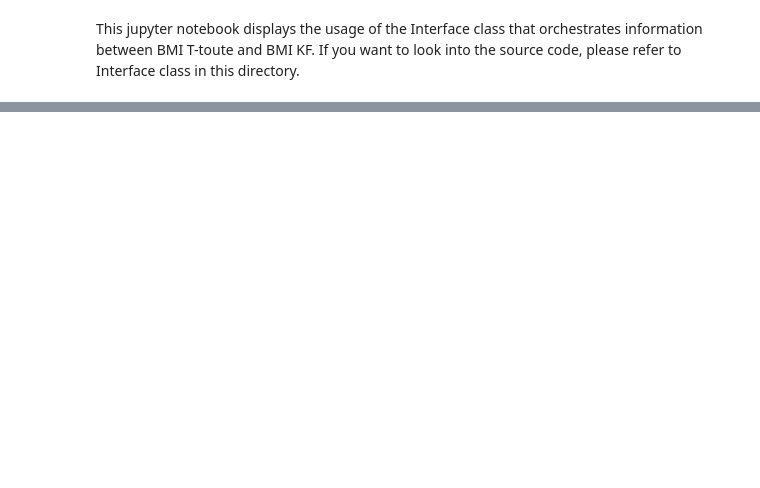
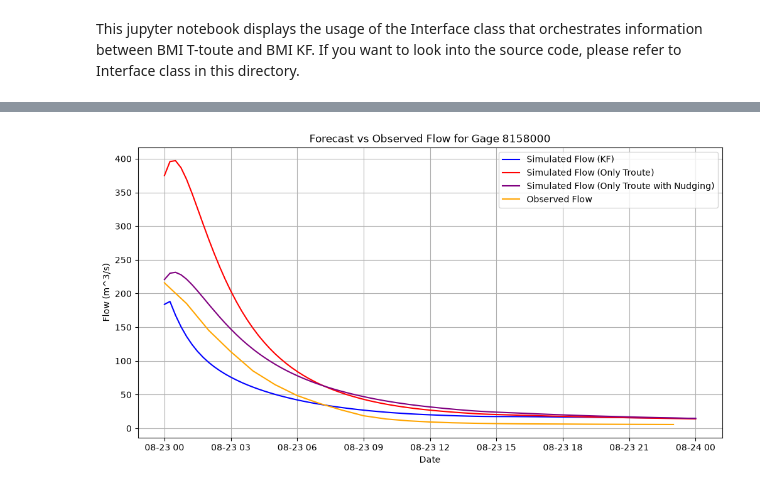
Before and after one commit to CIROH-UA/t-route, a Jupyter notebook: Interface/interface.ipynb, the cells around one changed output, grey strips where cells are left out. Drawn from its saved outputs; the diff is of its cells as text; code cells hidden in the pictures; blank space fills up the shorter version.

```diff
--- a/Interface/interface.ipynb
+++ b/Interface/interface.ipynb
@@ -4,9 +4,9 @@ This jupyter notebook displays the usage of the Interface class that orchestrate
 from Interface import Interface
 import copy
 
-yaml_file_path_troute = "../test/tx_res_calibrated/troute.yaml"
-yaml_file_path_troute_nudging = "../test/tx_res_calibrated/troute_nudge.yaml"
-yaml_file_path_KF = "../test/tx_res_calibrated/KF_Data/KF.yaml"
+yaml_file_path_troute = "../test/Texas/troute.yaml"
+yaml_file_path_troute_nudging = "../test/Texas/troute_nudge.yaml"
+yaml_file_path_KF = "KF_Data/KF.yaml"
 
 interface_with_KF = Interface(yaml_file_path_troute=yaml_file_path_troute, yaml_file_path_KF=yaml_file_path_KF)
 interface_without_KF = copy.deepcopy(interface_with_KF)
@@ -64,10 +285,10 @@ measurements = measurements.loc[:, ~(measurements == 0.0).all(axis=0).values]
 measurements = measurements.loc[:, ~measurements.columns.duplicated()].copy()
 measurements = measurements.resample(f"{dt}s").mean().interpolate().ffill().bfill()
 # %%
-# excluded_gages = [8155400,8158000]
-# included_gages = [8155240,8158035]
-# #plot forecasted vs observed for excluded gages
-# test_gage = included_gages[0]
+excluded_gages = [8155400,8158000]
+included_gages = [8155240,8158035]
+#plot forecasted vs observed for excluded gages
+test_gage = excluded_gages[1]
 # %%
 def plot_forecast_vs_observed(obs_df, test_gage, usgs_to_wbid):
     #plot forecast vs observed for with and without KF for a specific gage
@@ -98,4 +319,5 @@ def plot_forecast_vs_observed(obs_df, test_gage, usgs_to_wbid):
     plt.grid()
     plt.show()
 # %%
-# plot_forecast_vs_observed(measurements, test_gage, usgs_to_wbid)
+plot_forecast_vs_observed(measurements, test_gage, usgs_to_wbid)
+# %% [output]
@@ -101,0 +341 @@ def plot_forecast_vs_observed(obs_df, test_gage, usgs_to_wbid):
+[figure, added]
```
Also changed, not shown: parts of 15 cells of this notebook, 2 other files.
